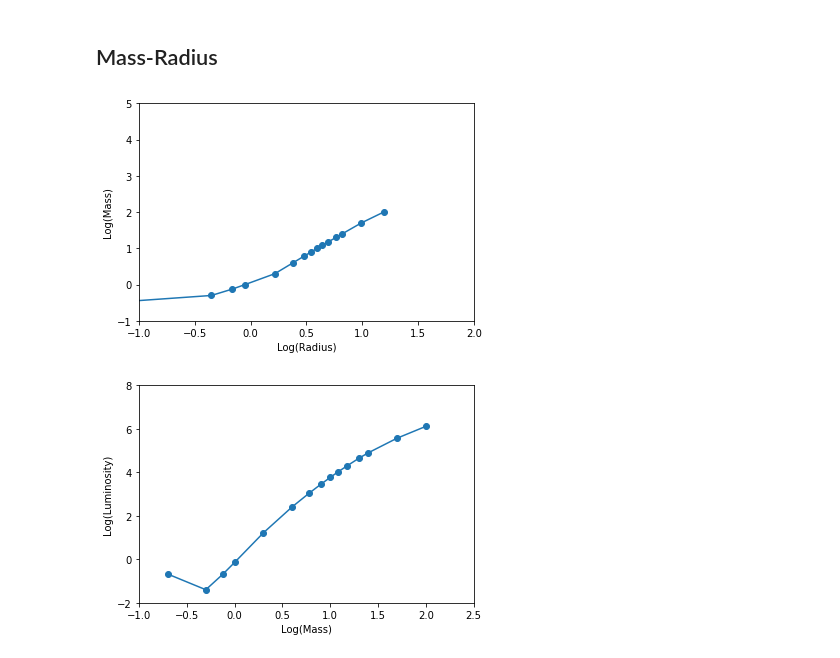
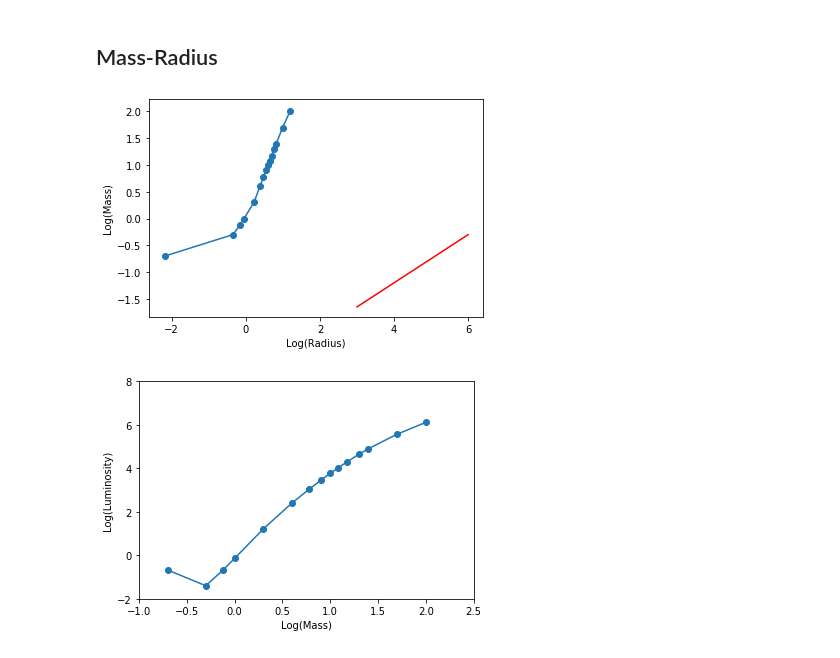
Before and after one commit to ibikadaeze/ast1501, a Jupyter notebook: Homology-MainSequence.ipynb, the cells around one changed output. Drawn from its saved outputs; the diff is of its cells as text; code cells hidden in the pictures.

```diff
--- a/Homology-MainSequence.ipynb
+++ b/Homology-MainSequence.ipynb
@@ -40,29 +57,29 @@ plt.show()
 # %%
 logM = np.log10(data['Mass'])
 logR = data['lg_R']
 
 plt.figure()
 
 #Model data:
 plt.plot(logR,logM)
 plt.scatter(logR,logM)
 
 #Homology relation #1:
 x = np.linspace(3,6,100)
 
-slope = 5# This shssh -X kalexand@login.aoc.nrao.edu ould be the exponent of the homology relationship
-offset = -10 #You can set this to whatever to move the line close to your model data.
+slope = 18./40
+offset = -3 #You can set this to whatever to move the line close to your model data.
 y = slope*x+offset # This is just linear because we are ploting log-log
 
 plt.plot(x,y,color='r')
 
 plt.xlabel('Log(Radius)')
 plt.ylabel('Log(Mass)')
-plt.xlim(-1,2)
-plt.ylim(-1,5)
+#plt.xlim(-1,2)
+#plt.ylim(-1,5)
 plt.show()
 # %% [output]
-[figure, old version]
+[figure, new version]
 # %%
 logM = np.log10(data['Mass'])
 logL = data['lg_L']
```
Also changed, not shown: parts of 6 cells of this notebook, 3 other files.
